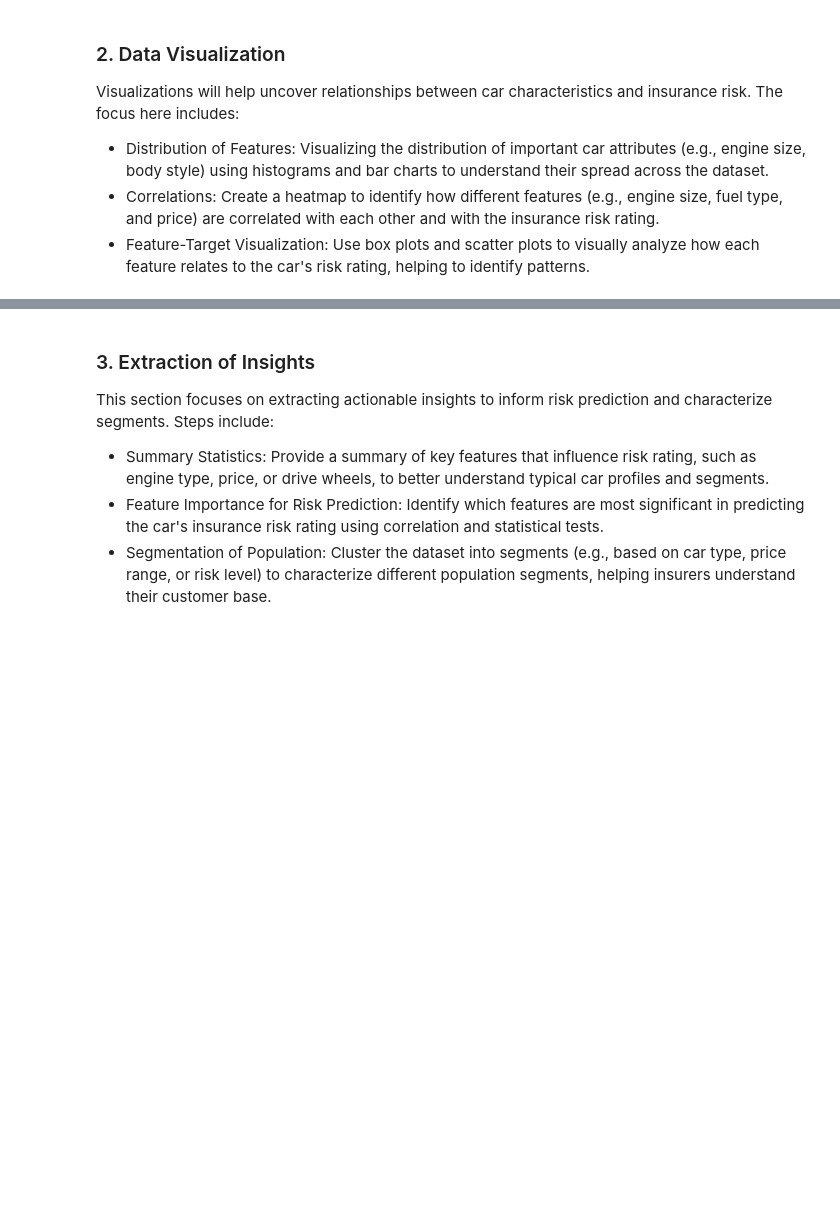
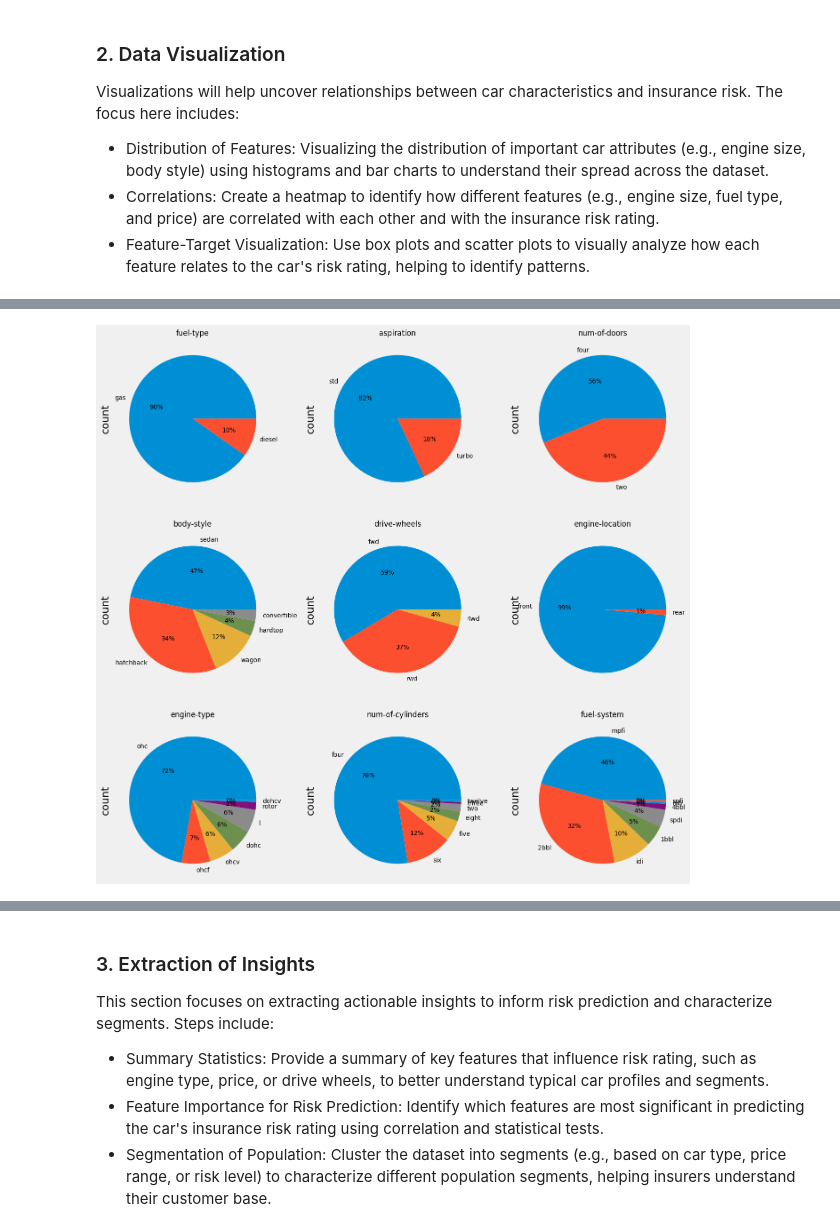
Before and after one commit to alejandro945/insurance-risk, a Jupyter notebook: src/main.ipynb, the cells around one changed output, grey strips where cells are left out. Drawn from its saved outputs; the diff is of its cells as text; code cells hidden in the pictures; blank space fills up the shorter version.

```diff
--- a/src/main.ipynb
+++ b/src/main.ipynb
@@ -236,0 +233,14 @@ Visualizations will help uncover relationships between car characteristics and i
+# %%
+def pie_plot(df, cols_list, rows, cols):
+    fig, axes = plt.subplots(rows, cols)
+    for ax, col in zip(axes.ravel(), cols_list):
+        df[col].value_counts().plot(ax=ax, kind='pie', figsize=(15, 15), fontsize=10, autopct='%1.0f%%')
+        ax.set_title(str(col), fontsize = 12)
+    plt.show()
+
+# Columns list
+cols_list = ['fuel-type', 'aspiration', 'num-of-doors', 'body-style', 'drive-wheels', 'engine-location', 'engine-type', 'num-of-cylinders', 'fuel-system']
+# Pie plot
+pie_plot(df, cols_list, 3, 3)
+# %% [output]
+[figure, added]
```
Also changed, not shown: parts of 6 cells of this notebook.
